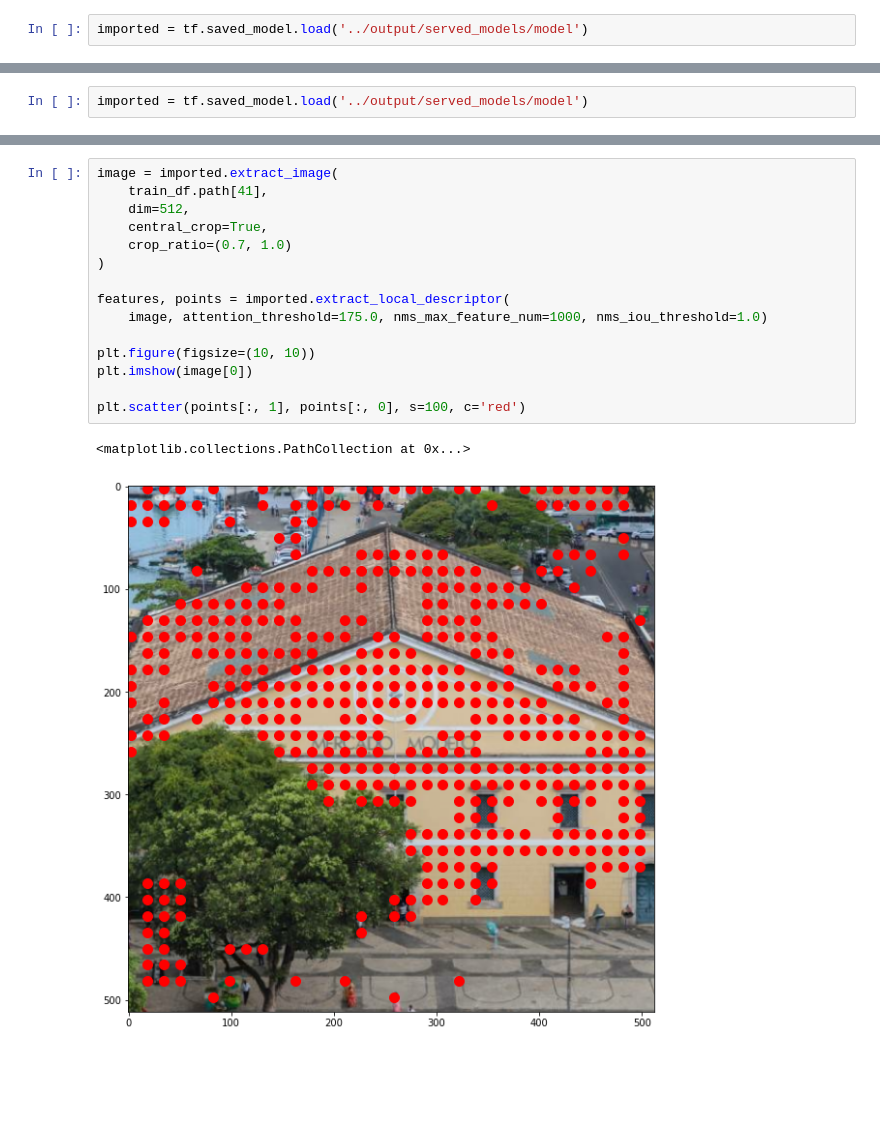
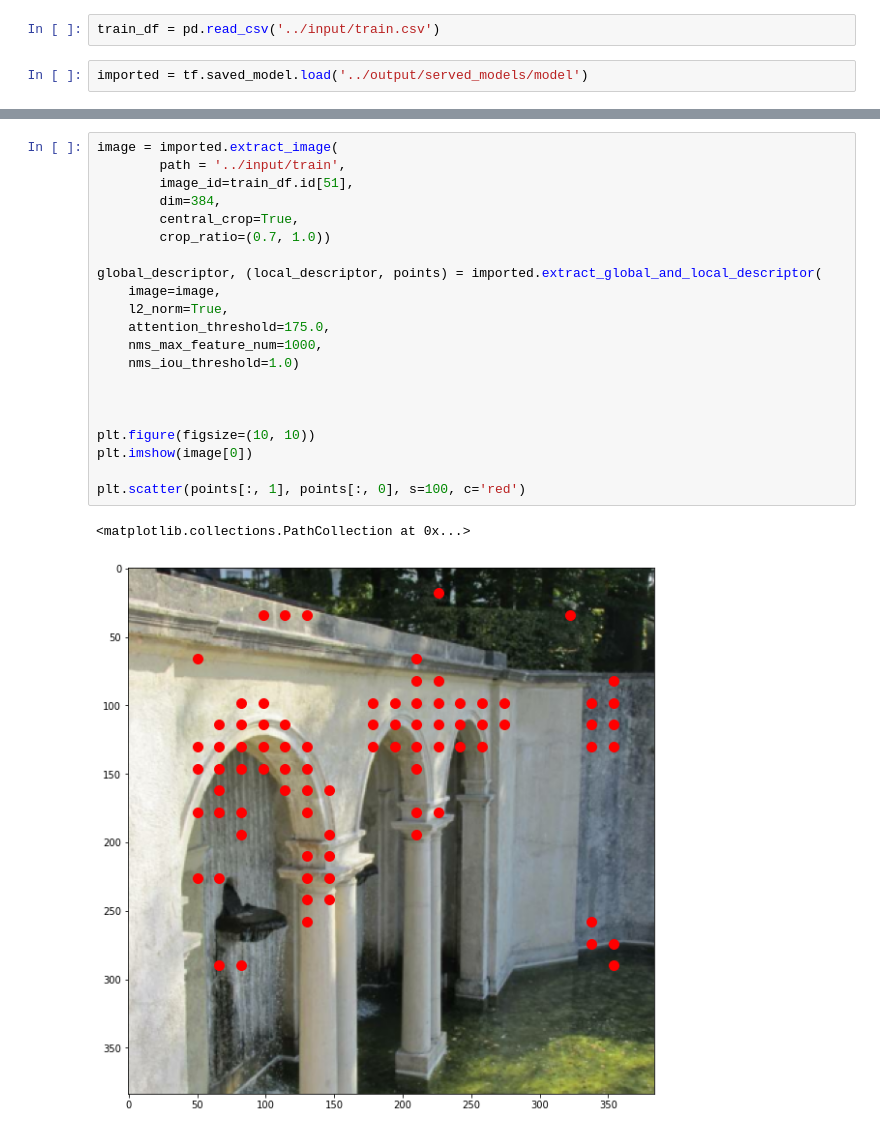
Before and after one commit to akensert/kaggle-landmark-retrieval-and-recognition-2020, a Jupyter notebook: recognition/Untitled2.ipynb, the cells around one changed output, grey strips where cells are left out. Drawn from its saved outputs; the diff is of its cells as text; blank space fills up the shorter version.

```diff
--- a/recognition/Untitled2.ipynb
+++ b/recognition/Untitled2.ipynb
@@ -206,2 +33,4 @@ NameError: name 'image' is not defined
+# %%
+train_df = pd.read_csv('../input/train.csv')
 # %%
 imported = tf.saved_model.load('../output/served_models/model')
@@ -250,4 +37,2 @@ def select_local_features(attention_probs,
-# %%
-imported = tf.saved_model.load('../output/served_models/model')
 # %%
 image = imported.extract_image(
@@ -270,18 +60,24 @@ plt.scatter(points[:, 1], points[:, 0], s=100, c='red')
 # %%
 image = imported.extract_image(
-    train_df.path[41],
-    dim=512,
-    central_crop=True,
-    crop_ratio=(0.7, 1.0)
-)
+        path = '../input/train',
+        image_id=train_df.id[51],
+        dim=384,
+        central_crop=True,
+        crop_ratio=(0.7, 1.0))
 
-features, points = imported.extract_local_descriptor(
-    image, attention_threshold=175.0, nms_max_feature_num=1000, nms_iou_threshold=1.0)
+global_descriptor, (local_descriptor, points) = imported.extract_global_and_local_descriptor(
+    image=image,
+    l2_norm=True,
+    attention_threshold=175.0,
+    nms_max_feature_num=1000,
+    nms_iou_threshold=1.0)
+
+
 
 plt.figure(figsize=(10, 10))
 plt.imshow(image[0])
 
 plt.scatter(points[:, 1], points[:, 0], s=100, c='red')
 # %% [output]
 <matplotlib.collections.PathCollection at 0x...>
-[figure, old version]
+[figure, new version]
```
Also changed, not shown: parts of 28 cells of this notebook, 3 other files.
